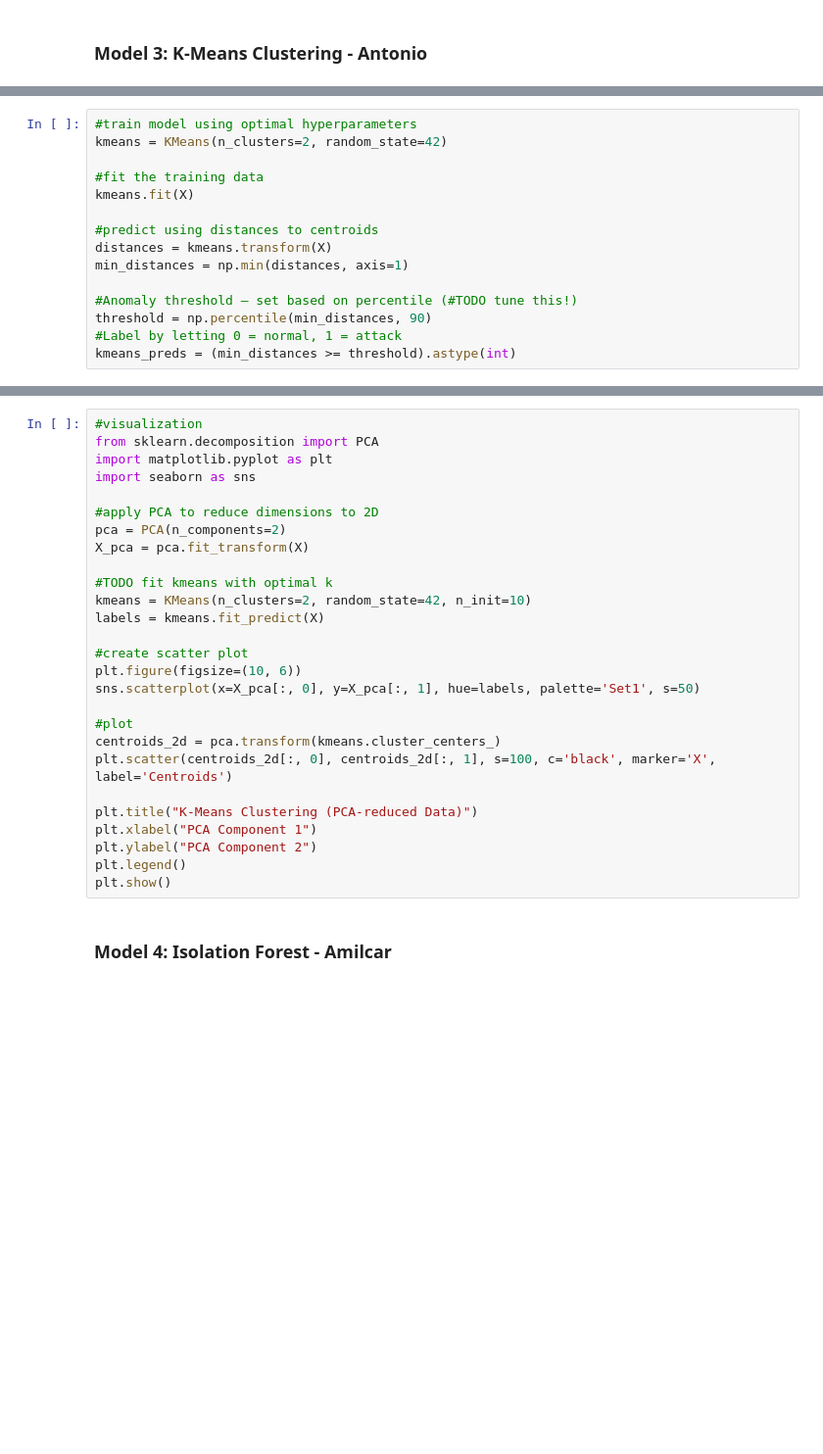
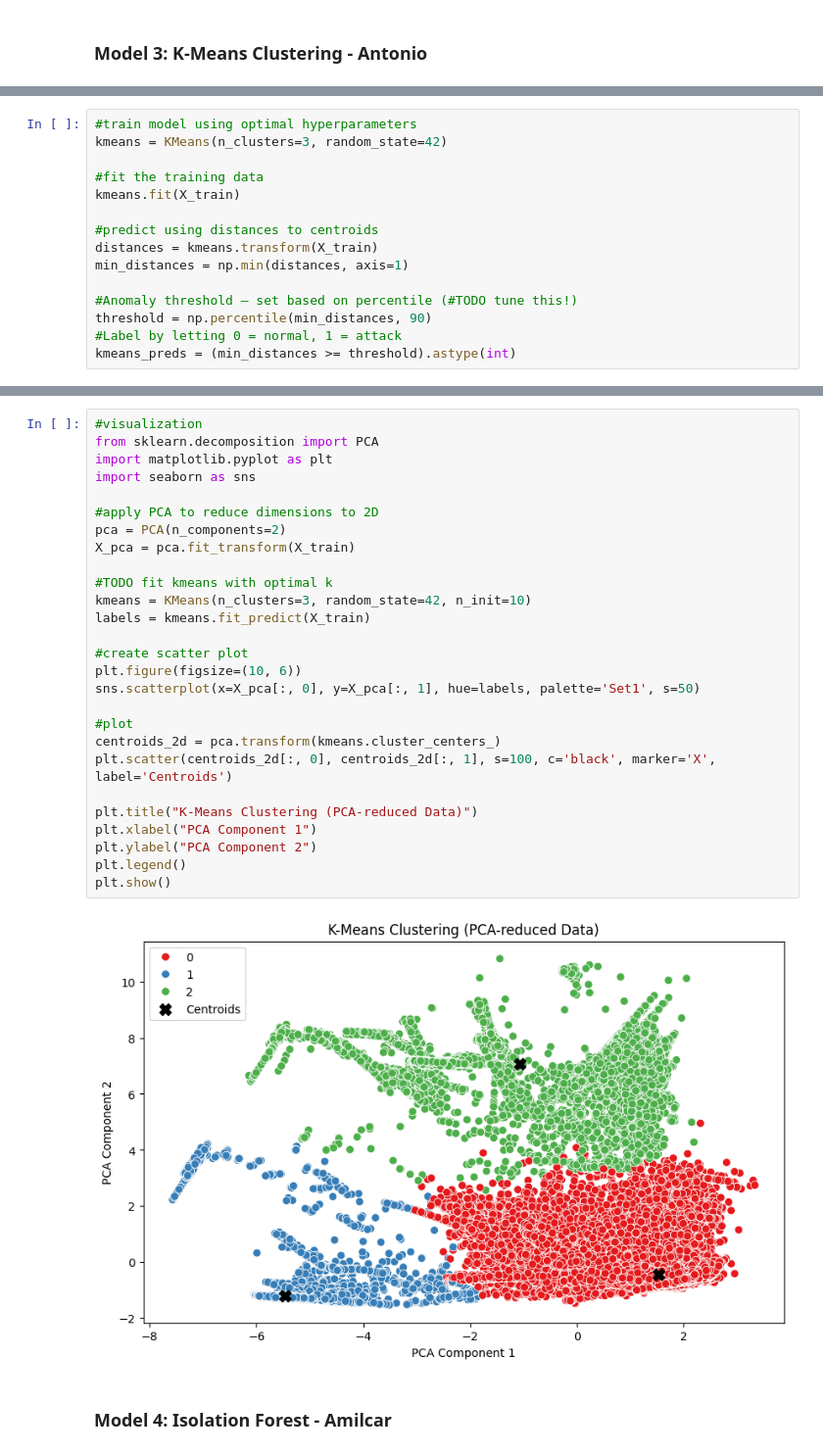
Before and after one commit to canguiano13/intrusion-detection, a Jupyter notebook: final.ipynb, the cells around one changed output, grey strips where cells are left out. Shown at 98% size. Cells and saved outputs as stored; diff of their text form; blank space fills up the shorter version.

```diff
--- a/final.ipynb
+++ b/final.ipynb
@@ -575,12 +625,12 @@ plt.show()
 # %%
 #train model using optimal hyperparameters
-kmeans = KMeans(n_clusters=2, random_state=42)
+kmeans = KMeans(n_clusters=3, random_state=42)
 
 #fit the training data
-kmeans.fit(X)
+kmeans.fit(X_train)
 
 #predict using distances to centroids
-distances = kmeans.transform(X)
+distances = kmeans.transform(X_train)
 min_distances = np.min(distances, axis=1)
 
 #Anomaly threshold – set based on percentile (#TODO tune this!)
@@ -617,30 +686,32 @@ print(classification_report(y, kmeans_preds))
 # %%
 #visualization
 from sklearn.decomposition import PCA
 import matplotlib.pyplot as plt
 import seaborn as sns
 
 #apply PCA to reduce dimensions to 2D
 pca = PCA(n_components=2)
-X_pca = pca.fit_transform(X)
+X_pca = pca.fit_transform(X_train)
 
 #TODO fit kmeans with optimal k
-kmeans = KMeans(n_clusters=2, random_state=42, n_init=10)
-labels = kmeans.fit_predict(X)
+kmeans = KMeans(n_clusters=3, random_state=42, n_init=10)
+labels = kmeans.fit_predict(X_train)
 
 #create scatter plot
 plt.figure(figsize=(10, 6))
 sns.scatterplot(x=X_pca[:, 0], y=X_pca[:, 1], hue=labels, palette='Set1', s=50)
 
 #plot
 centroids_2d = pca.transform(kmeans.cluster_centers_)
 plt.scatter(centroids_2d[:, 0], centroids_2d[:, 1], s=100, c='black', marker='X', label='Centroids')
 
 plt.title("K-Means Clustering (PCA-reduced Data)")
 plt.xlabel("PCA Component 1")
 plt.ylabel("PCA Component 2")
 plt.legend()
 plt.show()
+# %% [output]
+[figure, added]
 # %% [markdown]
 ### Model 4: Isolation Forest - Amilcar
 # %%
```
Also changed, not shown: parts of 5 cells of this notebook.
